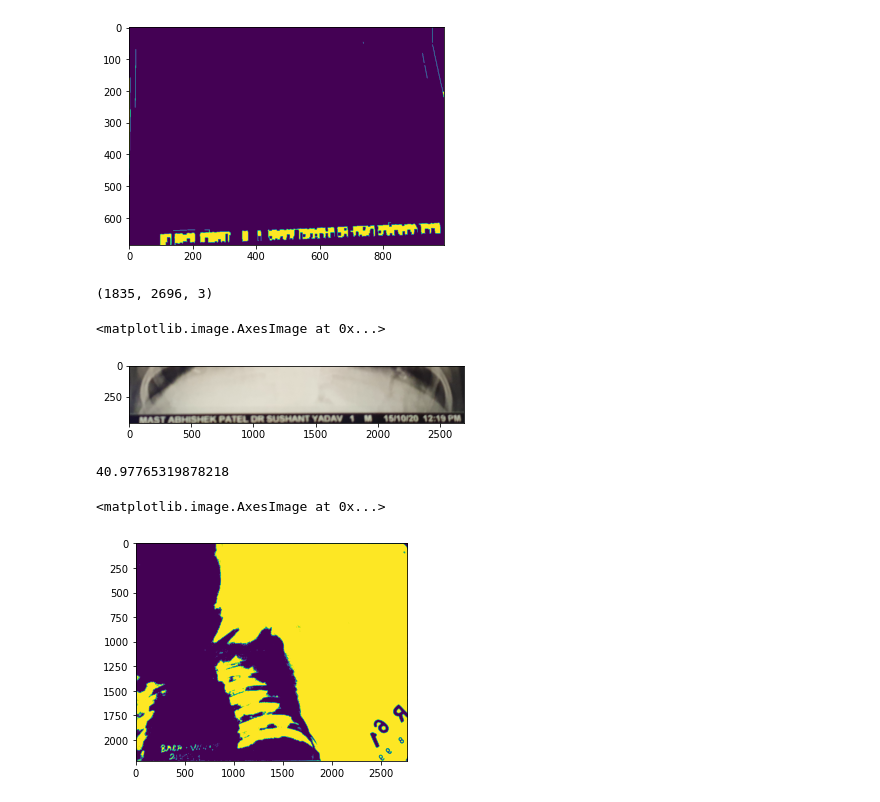
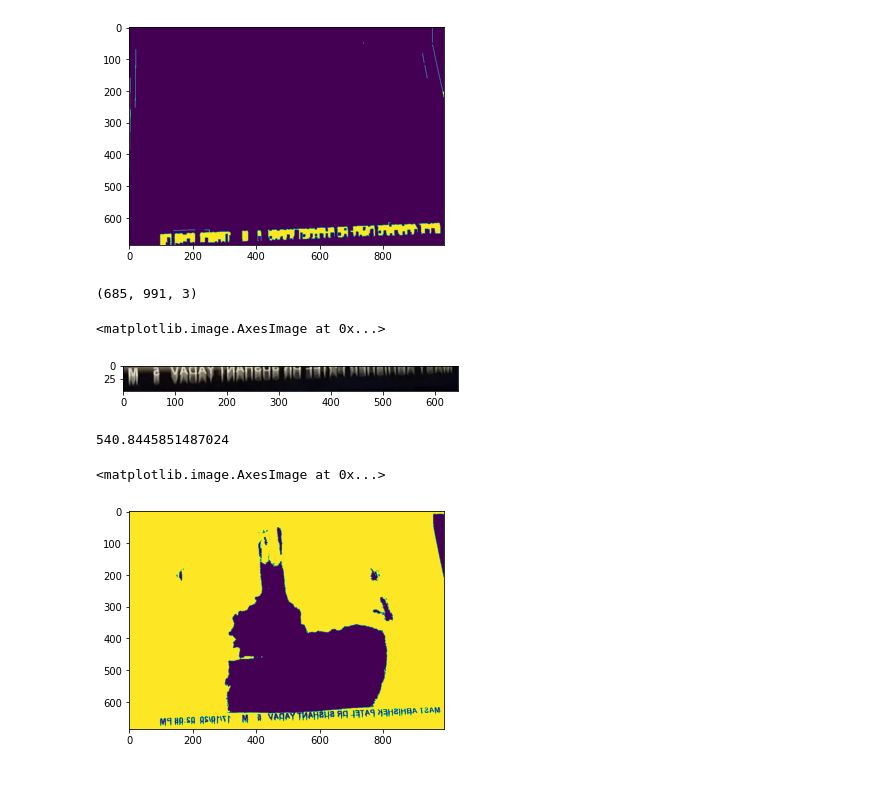
Before and after one commit to AnishPawar/X_Ray_Anonimiser, a Jupyter notebook: Omega_Testing/Blur_Corrector.ipynb, the cells around one changed output. Drawn from its saved outputs; the diff is of its cells as text; code cells hidden in the pictures.

```diff
--- a/Omega_Testing/Blur_Corrector.ipynb
+++ b/Omega_Testing/Blur_Corrector.ipynb
@@ -36,19 +36,19 @@ plt.imshow(closing)
 <matplotlib.image.AxesImage at 0x...>
 [figure]
 # %%
-img_2 = cv2.imread("X-Ray-Images/Blurred.jpg")
+img_2 = cv2.imread("X-Ray-Images/Motion_Blur.jpg")
 print(img_2.shape)
-b25 = img_2[int(img_2.shape[0]*0.75):,:]
+b25 = img_2[int(img_2.shape[0]*0.93):,int(img_2.shape[1]*0.35):int(img_2.shape[1])]
 plt.imshow(b25)
 # %% [output]
-(1835, 2696, 3)
+(685, 991, 3)
 <matplotlib.image.AxesImage at 0x...>
-[figure, old version]
+[figure, new version]
 # %%
 var = cv2.Laplacian(b25, cv2.CV_64F).var()
 print(var)
 # %% [output]
-40.97765319878218
+540.8445851487024
 # %%
 img_gray = cv2.cvtColor(img_2,cv2.COLOR_BGR2GRAY)
 ret,thresh = cv2.threshold(img_gray,140,255,cv2.THRESH_BINARY_INV)
@@ -56,4 +56,4 @@ cv2.imwrite("Canny_Corrected.jpg",thresh)
 plt.imshow(thresh)
 # %% [output]
 <matplotlib.image.AxesImage at 0x...>
-[figure, old version]
+[figure, new version]
```
Also changed, not shown: parts of 1 cell of this notebook, 5 other files.
